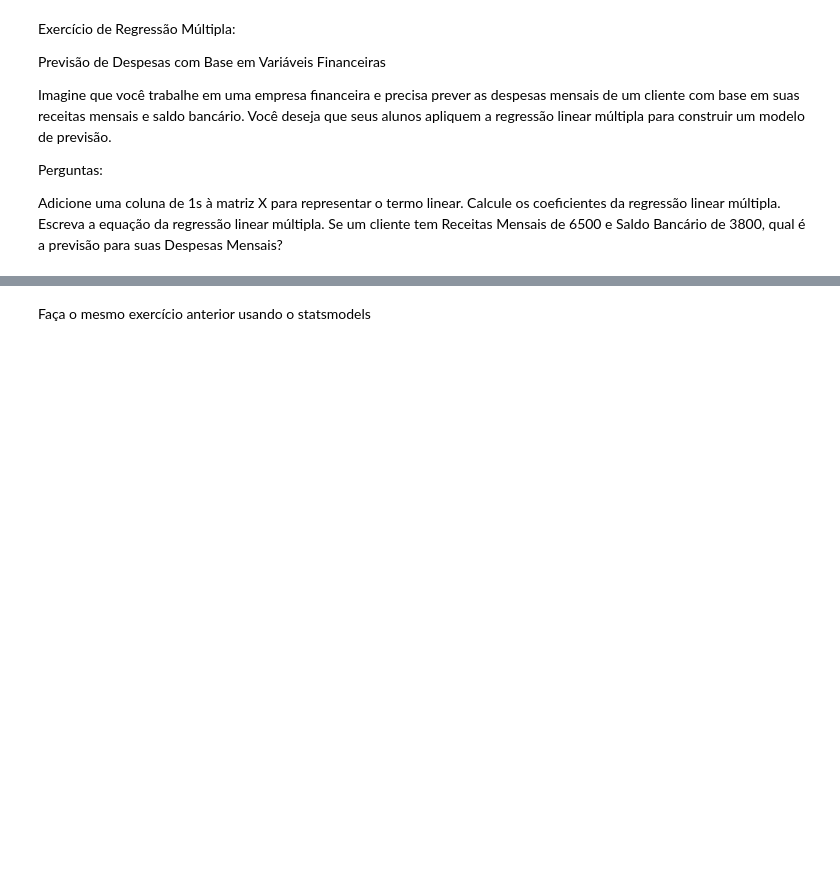
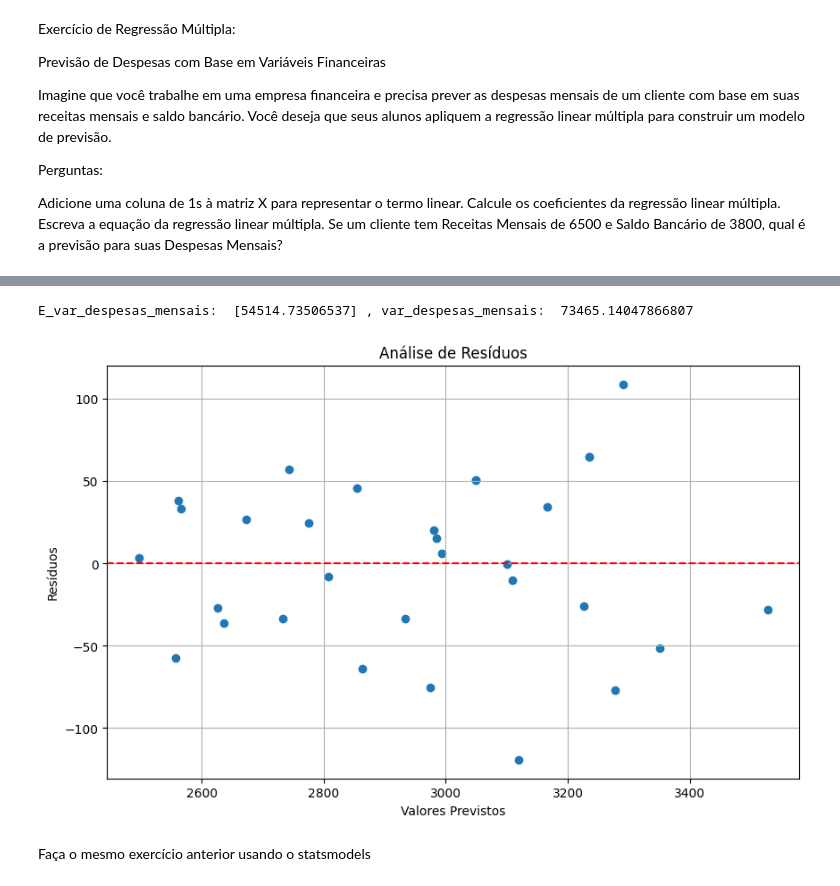
Before and after one commit to glaucofilho/CEDS-805, a Jupyter notebook: Semana_1/ExercicioRegresaoMultipla.ipynb, the cells around one changed output, grey strips where cells are left out. Saved outputs shown, nothing was run; the diff lists cells and outputs as text; code cells hidden in the pictures; blank space fills up the shorter version.

```diff
--- a/Semana_1/ExercicioRegresaoMultipla.ipynb
+++ b/Semana_1/ExercicioRegresaoMultipla.ipynb
@@ -115,0 +122,10 @@ despesas_mensais = [
+# %%
+X = np.array([receitas_mensais, saldo_bancario]).T
+
+# Adicionar coluna de 1s para o termo linear
+X = np.column_stack((np.ones(len(X)), X))
+
+Y = np.array(despesas_mensais).reshape(-1, 1)
+
+# Calcular os coeficientes usando a fórmula dos mínimos quadrados (X'X)^{-1}X'y
+coeficientes = np.linalg.inv(X.T @ X) @ X.T @ Y
@@ -115,0 +138,2 @@ despesas_mensais = [
+# %%
+despesas_estimadas = X @ coeficientes
@@ -116,2 +151,38 @@ despesas_mensais = [
+# %%
+# componente de horas de estudos na variancia de notas
+var_receitas_mensais = (coeficientes[1] ** 2) * (np.var(receitas_mensais))
+var_receitas_mensais
+
+# componente de saldo_bancario na variancia de notas
+var_saldo_bancario = (coeficientes[2] ** 2) * (np.var(saldo_bancario))
+var_saldo_bancario
+
+# componente de residuos na variancia de notas
+residuo = np.array(despesas_mensais) - np.array(despesas_estimadas).T[0]
+var_residuos = np.var(residuo)
+
+print(
+    "E_var_despesas_mensais: ",
+    var_receitas_mensais + var_saldo_bancario + var_residuos,
+    ", var_despesas_mensais: ",
+    np.var(despesas_mensais),
+)
+# %% [output]
+E_var_despesas_mensais:  [54514.73506537] , var_despesas_mensais:  73465.14047866807
+# %%
+# Calcular os resíduos
+residuos = Y - despesas_estimadas
+
+# Plotar gráfico de resíduos versus valores previstos
+plt.figure(figsize=(10, 6))
+plt.scatter(despesas_estimadas, residuos)
+plt.axhline(y=0, color="r", linestyle="--")
+plt.xlabel("Valores Previstos")
+plt.ylabel("Resíduos")
+plt.title("Análise de Resíduos")
+plt.grid()
+plt.show()
+# %% [output]
+[figure, added]
 # %% [markdown]
 Faça o mesmo exercício anterior usando o statsmodels
```
Also changed, not shown: parts of 7 cells of this notebook, 1 other file.
